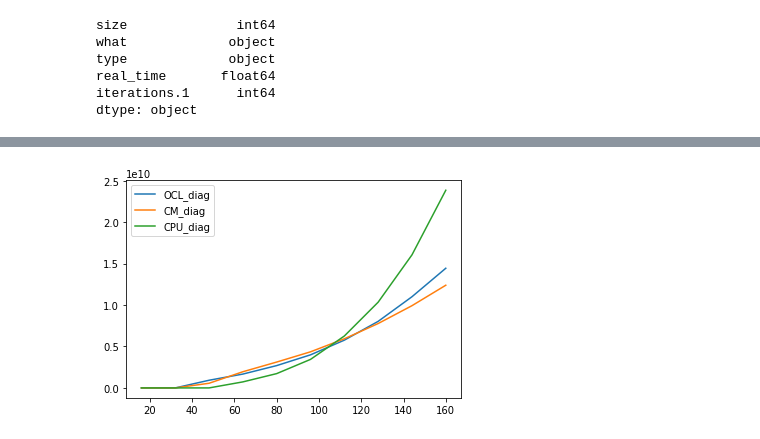
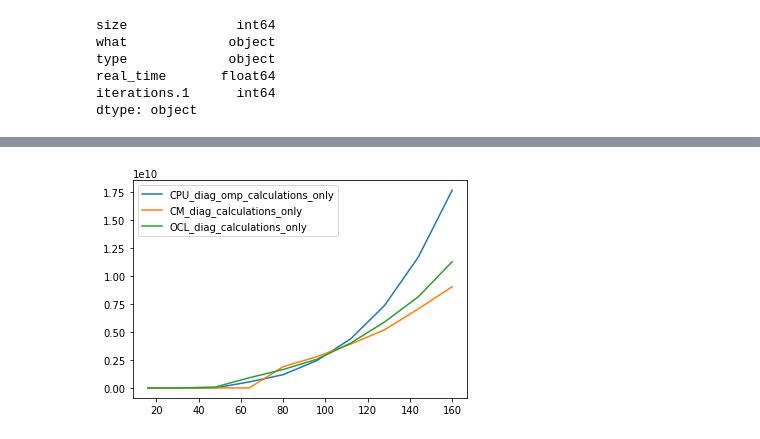
Before and after one commit to IvanTetyushkin/matrix_multiplication, a Jupyter notebook: Plot.ipynb, the cells around one changed output, grey strips where cells are left out. Drawn from its saved outputs; the diff is of its cells as text; code cells hidden in the pictures.

Commit message:
well, added omp version, graphics quite good seems +- final version

```diff
--- a/Plot.ipynb
+++ b/Plot.ipynb
@@ -104,7 +104,9 @@ res
 # %%
 OCL_diag=res["type"] == "OCL_diag"
+OCL_diag_local=res["type"] == "OCL_diag_local"
 CM_diag  = res["type"] == "CM_diag"
 CPU_diag  = res["type"] == "CPU_diag"
+CPU_diag_omp  = res["type"] == "CPU_diag_omp"
 CPU_diag_calculations_only = res["type"]== "CPU_diag_calculations_only"
 CM_diag_calculations_only = res["type"]== "CM_diag_calculations_only"
 OCL_diag_calculations_only = res["type"]== "OCL_diag_calculations_only"
@@ -116,8 +136,8 @@ import matplotlib.pyplot as plt
 # %%
-plt.plot(res[OCL_diag][mean]["size"], res[OCL_diag][mean]["real_time"],label='OCL_diag')
-plt.plot(res[CM_diag][mean]["size"], res[CM_diag][mean]["real_time"],label='CM_diag')
-plt.plot(res[CPU_diag][mean]["size"], res[CPU_diag][mean]["real_time"],label='CPU_diag')
+plt.plot(res[CPU_diag_omp][mean]["size"], res[CPU_diag_omp][mean]["real_time"],label='CPU_diag_omp_calculations_only')
+plt.plot(res[CM_diag_calculations_only][mean]["size"], res[CM_diag_calculations_only][mean]["real_time"],label='CM_diag_calculations_only')
+plt.plot(res[OCL_diag_calculations_only][mean]["size"], res[OCL_diag_calculations_only][mean]["real_time"],label='OCL_diag_calculations_only')
 plt.legend()
 plt.show()
 # %% [output]
-[figure, old version]
+[figure, new version]
```
Also changed, not shown: parts of 6 cells of this notebook, 29 other files.
